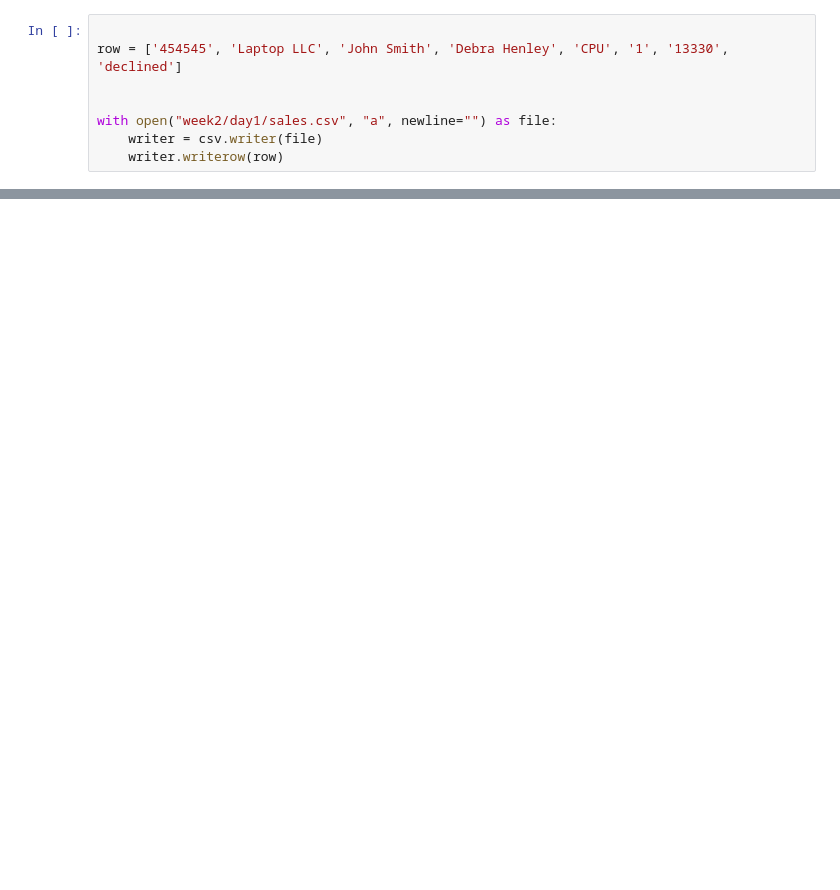
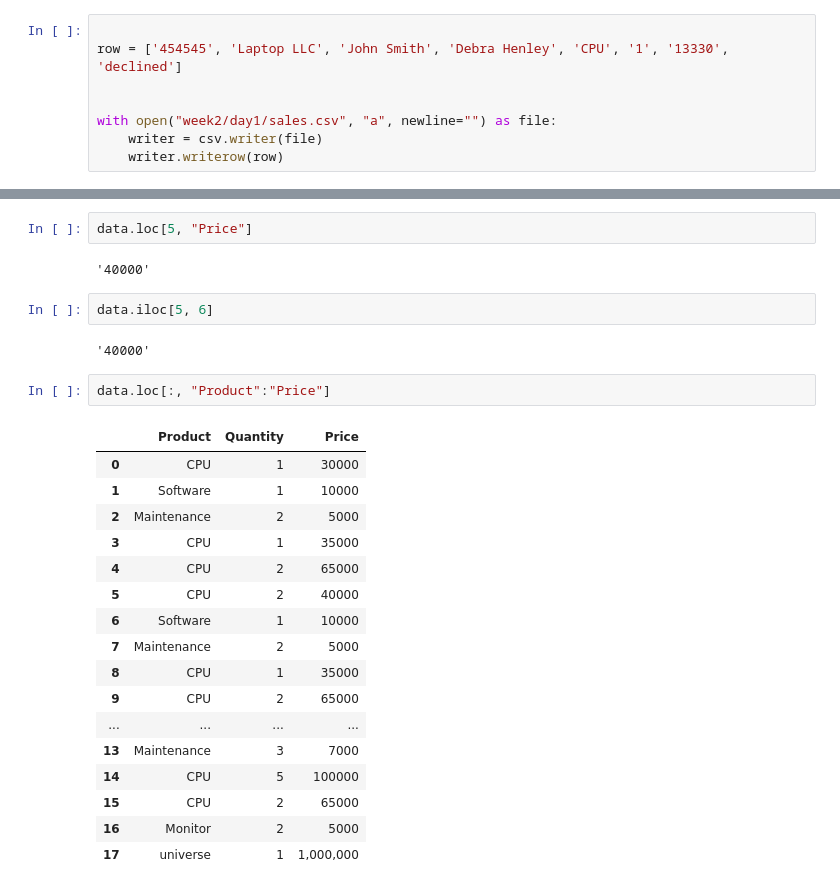
Before and after one commit to OmarInCS/data-analysis-visulization-python, a Jupyter notebook: demo.ipynb, the cells around one changed output, grey strips where cells are left out. Drawn from its saved outputs; the diff is of its cells as text; blank space fills up the shorter version.

```diff
--- a/demo.ipynb
+++ b/demo.ipynb
@@ -742,0 +1127,28 @@ data
+# %%
+data.loc[5, "Price"]
+# %% [output]
+'40000'
+# %%
+data.iloc[5, 6]
+# %% [output]
+'40000'
+# %%
+data.loc[:, "Product":"Price"]
+# %% [output]
+|  | Product | Quantity | Price |
+| 0 | CPU | 1 | 30000 |
+| 1 | Software | 1 | 10000 |
+| 2 | Maintenance | 2 | 5000 |
+| 3 | CPU | 1 | 35000 |
+| 4 | CPU | 2 | 65000 |
+| 5 | CPU | 2 | 40000 |
+| 6 | Software | 1 | 10000 |
+| 7 | Maintenance | 2 | 5000 |
+| 8 | CPU | 1 | 35000 |
+| 9 | CPU | 2 | 65000 |
+| ... | ... | ... | ... |
+| 13 | Maintenance | 3 | 7000 |
+| 14 | CPU | 5 | 100000 |
+| 15 | CPU | 2 | 65000 |
+| 16 | Monitor | 2 | 5000 |
+| 17 | universe | 1 | 1,000,000 |
```
Also changed, not shown: parts of 59 cells of this notebook, 3 other files.
